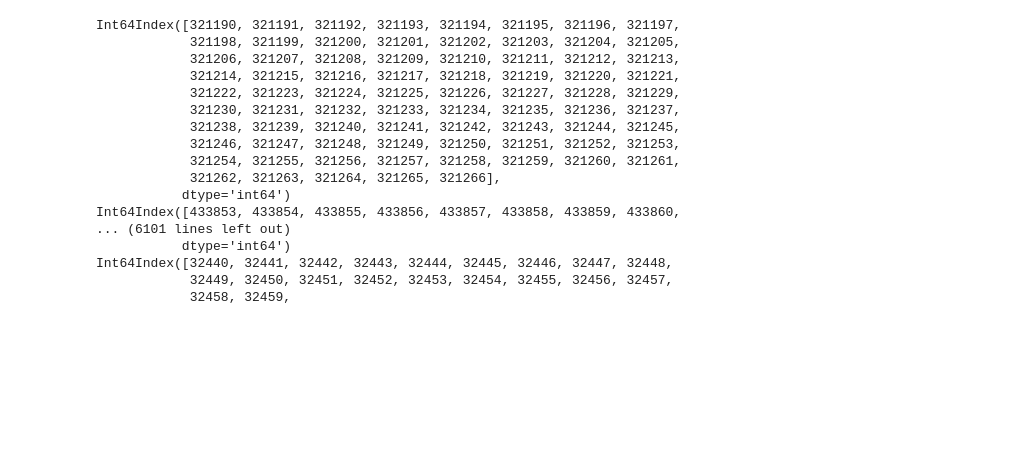
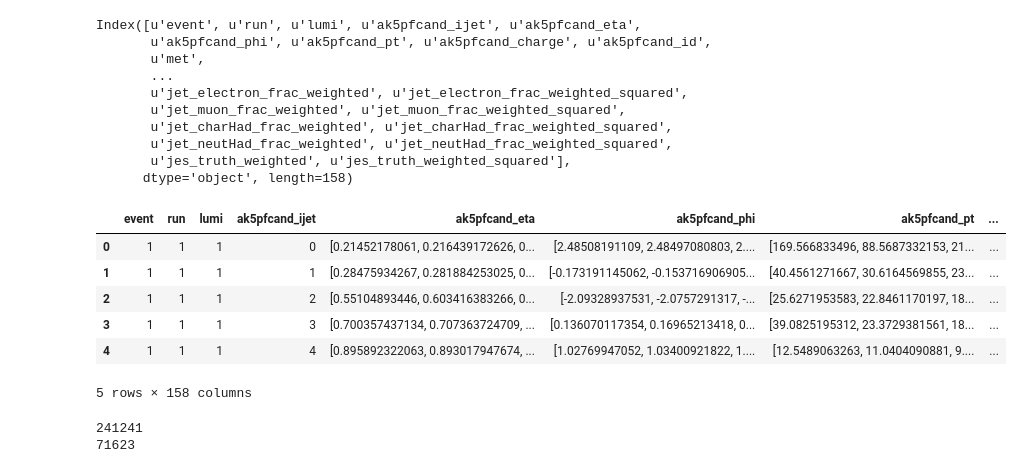
Before and after one commit to awhitbeck/scientific-python-hats, a Jupyter notebook: cms-open-data-ml/validationPlots.ipynb, the cells around one changed output. Saved outputs shown, nothing was run; the diff lists cells and outputs as text; code cells hidden in the pictures; blank space fills up the shorter version.

```diff
--- a/cms-open-data-ml/validationPlots.ipynb
+++ b/cms-open-data-ml/validationPlots.ipynb
@@ -58,21 +1,43 @@ grouped = df.groupby(['event','ak7pfcand_ijet'])
-# %%
-for i in grouped.groups:
-    print grouped.groups[i]
-# %% [output]
-Int64Index([321190, 321191, 321192, 321193, 321194, 321195, 321196, 321197,
-            321198, 321199, 321200, 321201, 321202, 321203, 321204, 321205,
-            321206, 321207, 321208, 321209, 321210, 321211, 321212, 321213,
-            321214, 321215, 321216, 321217, 321218, 321219, 321220, 321221,
-            321222, 321223, 321224, 321225, 321226, 321227, 321228, 321229,
-            321230, 321231, 321232, 321233, 321234, 321235, 321236, 321237,
-            321238, 321239, 321240, 321241, 321242, 321243, 321244, 321245,
-            321246, 321247, 321248, 321249, 321250, 321251, 321252, 321253,
-            321254, 321255, 321256, 321257, 321258, 321259, 321260, 321261,
-            321262, 321263, 321264, 321265, 321266],
-           dtype='int64')
-Int64Index([433853, 433854, 433855, 433856, 433857, 433858, 433859, 433860,
-... (6101 lines left out)
-           dtype='int64')
-Int64Index([32440, 32441, 32442, 32443, 32444, 32445, 32446, 32447, 32448,
-            32449, 32450, 32451, 32452, 32453, 32454, 32455, 32456, 32457,
-            32458, 32459,
+# %%
+import numpy as np
+import matplotlib.pyplot as plt
+import pandas as pd
+from matplotlib.colors import LogNorm
+
+df = pd.read_pickle("new_ak5.pkl")
+# %%
+df['jes_truth'] = df.apply(lambda row: row['jet_pt']/row['gen_pt'] if row['jet_gen_dr']<0.25 else -1.,axis=1)
+# %%
+exclude=['ak5pfcand_eta','ak5pfcand_pt','ak5pfcand_phi','ak5pfcand_charge','ak5pfcand_id','jet_image','photon_filter','electron_filter','muon_filter','charHad_filter','neutHad_filter','jet_charHad_frac_bins']
+for c in df.columns:
+    if c in exclude : continue
+    df[c+"_weighted"] = np.multiply(df[c],df["mcweight"])
+    df[c+"_weighted_squared"] = np.power(df[c+"_weighted"],2)
+# %%
+print df.columns
+df.head()
+# %% [output]
+Index([u'event', u'run', u'lumi', u'ak5pfcand_ijet', u'ak5pfcand_eta',
+       u'ak5pfcand_phi', u'ak5pfcand_pt', u'ak5pfcand_charge', u'ak5pfcand_id',
+       u'met',
+       ...
+       u'jet_electron_frac_weighted', u'jet_electron_frac_weighted_squared',
+       u'jet_muon_frac_weighted', u'jet_muon_frac_weighted_squared',
+       u'jet_charHad_frac_weighted', u'jet_charHad_frac_weighted_squared',
+       u'jet_neutHad_frac_weighted', u'jet_neutHad_frac_weighted_squared',
+       u'jes_truth_weighted', u'jes_truth_weighted_squared'],
+      dtype='object', length=158)
+|  | event | run | lumi | ak5pfcand_ijet | ak5pfcand_eta | ak5pfcand_phi | ak5pfcand_pt | ... |
+| 0 | 1 | 1 | 1 | 0 | [0.21452178061, 0.216439172626, 0... | [2.48508191109, 2.48497080803, 2.... | [169.566833496, 88.5687332153, 21... | ... |
+| 1 | 1 | 1 | 1 | 1 | [0.28475934267, 0.281884253025, 0... | [-0.173191145062, -0.153716906905... | [40.4561271667, 30.6164569855, 23... | ... |
+| 2 | 1 | 1 | 1 | 2 | [0.55104893446, 0.603416383266, 0... | [-2.09328937531, -2.0757291317, -... | [25.6271953583, 22.8461170197, 18... | ... |
+| 3 | 1 | 1 | 1 | 3 | [0.700357437134, 0.707363724709, ... | [0.136070117354, 0.16965213418, 0... | [39.0825195312, 23.3729381561, 18... | ... |
+| 4 | 1 | 1 | 1 | 4 | [0.895892322063, 0.893017947674, ... | [1.02769947052, 1.03400921822, 1.... | [12.5489063263, 11.0404090881, 9.... | ... |
+5 rows × 158 columns
+# %%
+print len(df)
+df = df.loc[(df['jes_truth']>0.)&(df['jes_truth']<2.)&(abs(df['jet_eta'])<1.3)&(df['ak5pfcand_ijet']<2)]
+print len(df)
+# %% [output]
+241241
+71623
```
Also changed, not shown: parts of 10 cells of this notebook.
